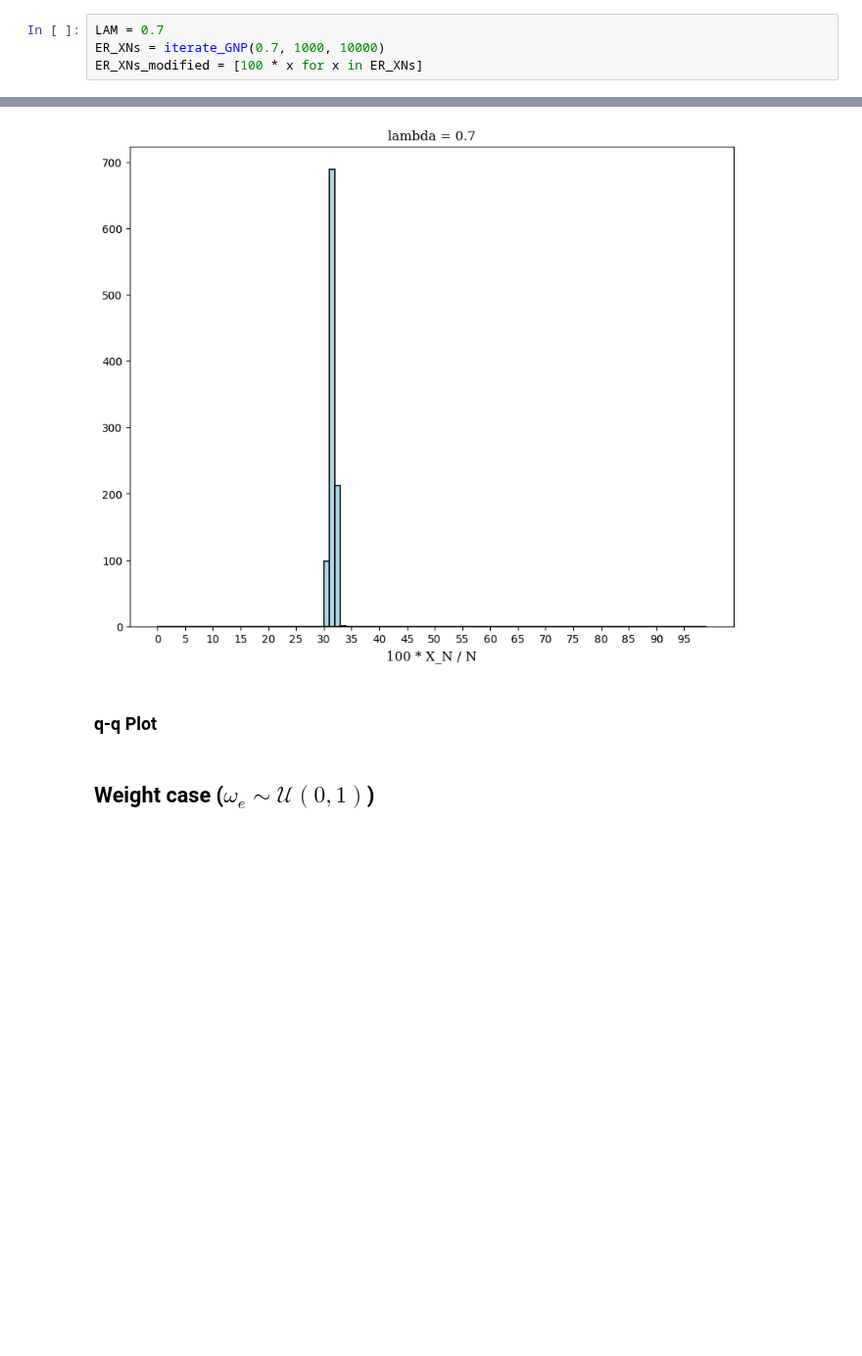
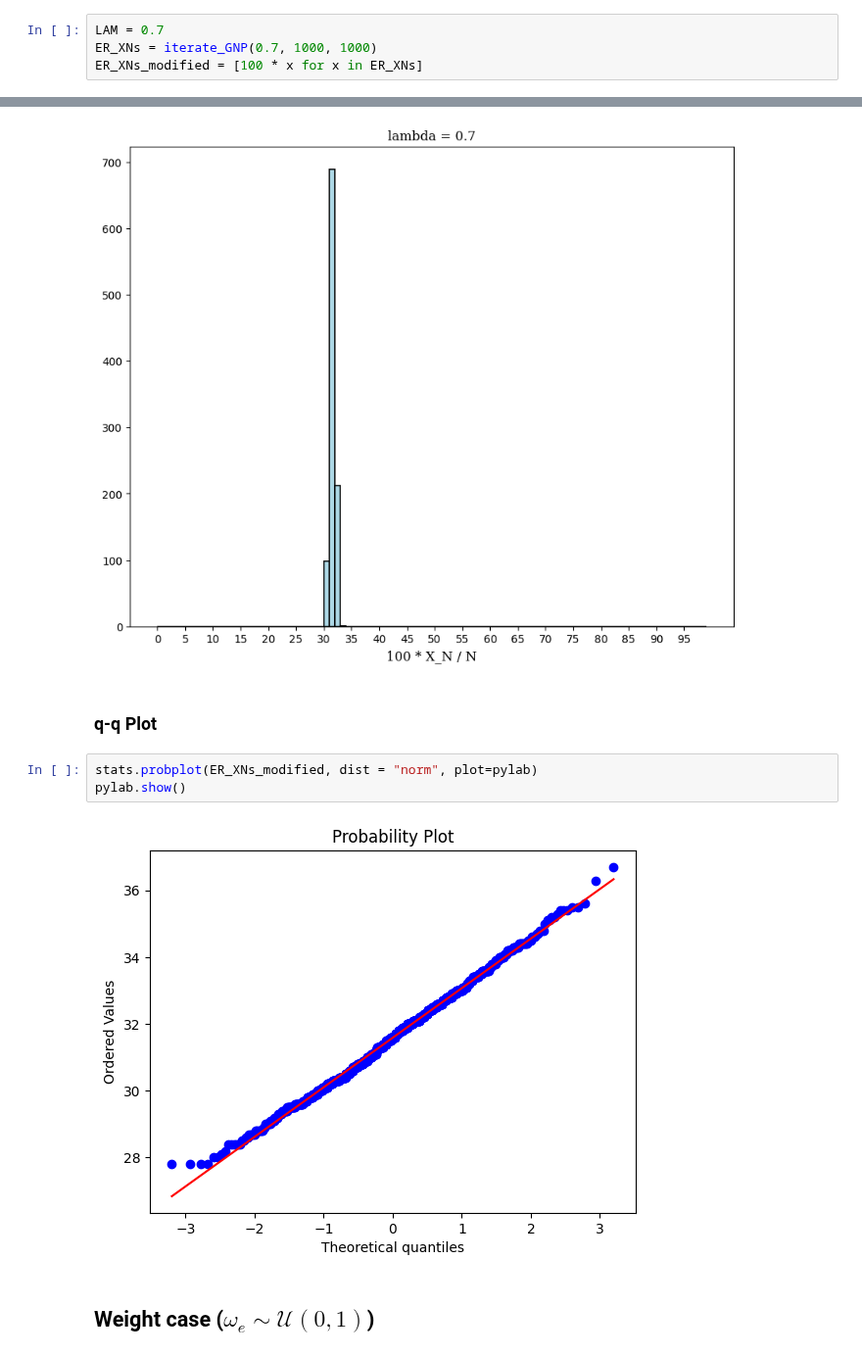
Before and after one commit to JulesGB/MeanFieldLastPassagePercolation, a Jupyter notebook: simulations2.ipynb, the cells around one changed output, grey strips where cells are left out. Shown at 98% size. Saved outputs shown, nothing was run; the diff lists cells and outputs as text; blank space fills up the shorter version.

```diff
--- a/simulations2.ipynb
+++ b/simulations2.ipynb
@@ -65,7 +67,7 @@ GWBP_XNs = iterate_GWBP_EX_N(LAM, 10000)
 GWBP_XNs_modified = [100 * x for x in GWBP_XNs]
 # %%
 LAM = 0.7
-ER_XNs = iterate_GNP(0.7, 1000, 10000)
+ER_XNs = iterate_GNP(0.7, 1000, 1000)
 ER_XNs_modified = [100 * x for x in ER_XNs]
 # %% [markdown]
 ### Histogram
@@ -77,5 +79,10 @@ generate_histogram(LAM, ER_XNs_modified)
 [figure]
 # %% [markdown]
 ### q-q Plot
+# %%
+stats.probplot(ER_XNs_modified, dist = "norm", plot=pylab)
+pylab.show()
+# %% [output]
+[figure, added]
 # %% [markdown]
 ## Weight case ($\omega_e\sim\mathcal{U}(0,1)$)
```
Also changed, not shown: parts of 1 cell of this notebook.
